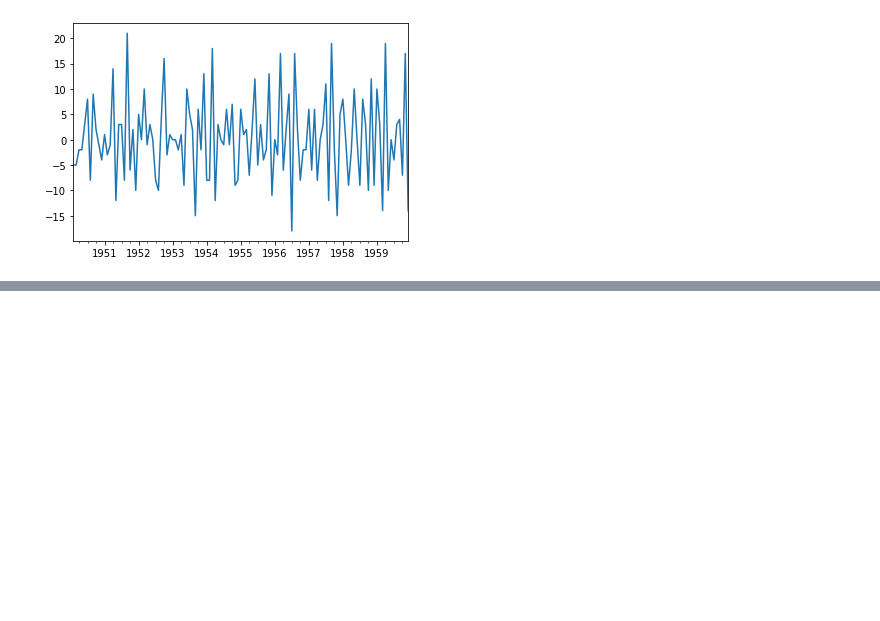
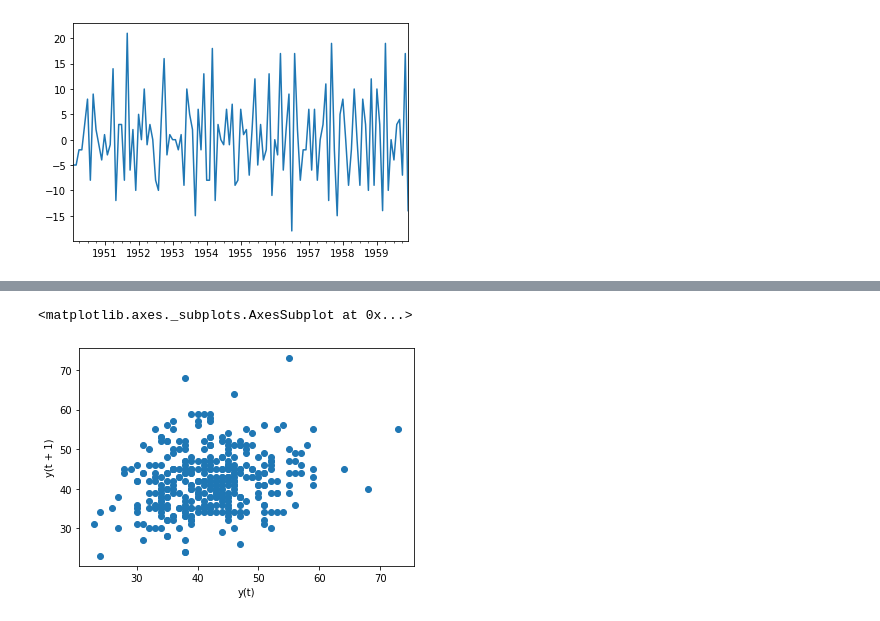
Before and after one commit to Ashwins9001/TimeSeriesAnalysis, a Jupyter notebook: Forecasting.ipynb, the cells around one changed output, grey strips where cells are left out. Drawn from its saved outputs; the diff is of its cells as text; code cells hidden in the pictures; blank space fills up the shorter version.

```diff
--- a/Forecasting_Stationarity.ipynb
+++ b/Forecasting.ipynb
@@ -135,0 +151,4 @@ diff(samples_data['b'], k_diff=1).plot()
+# %%
+# STATIONARY
+birthdata = pd.read_csv('/content/DailyTotalFemaleBirths.csv', index_col='Date', parse_dates=True)
+birthdata.index.freq = 'D'
@@ -135,0 +174,5 @@ diff(samples_data['b'], k_diff=1).plot()
+# %%
+lag_plot(birthdata['Births'])
+# %% [output]
+<matplotlib.axes._subplots.AxesSubplot at 0x...>
+[figure, added]
```
Also changed, not shown: parts of 41 cells of this notebook.
